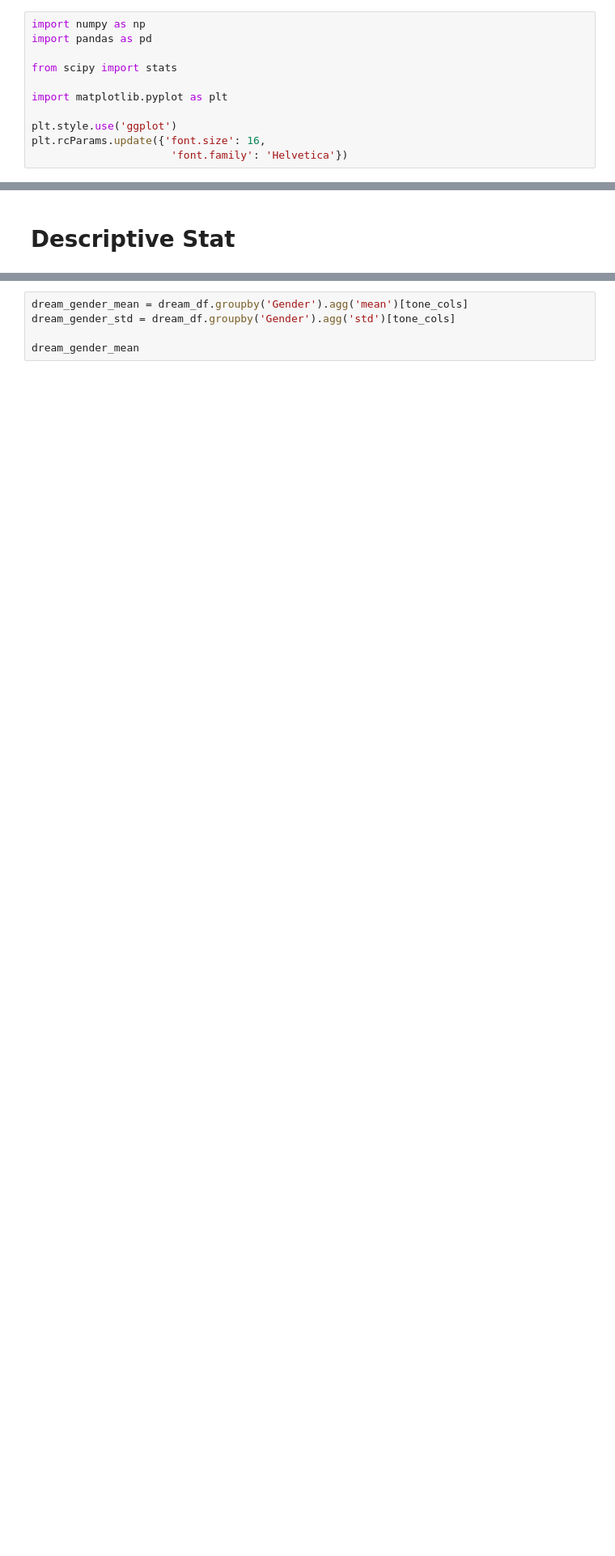
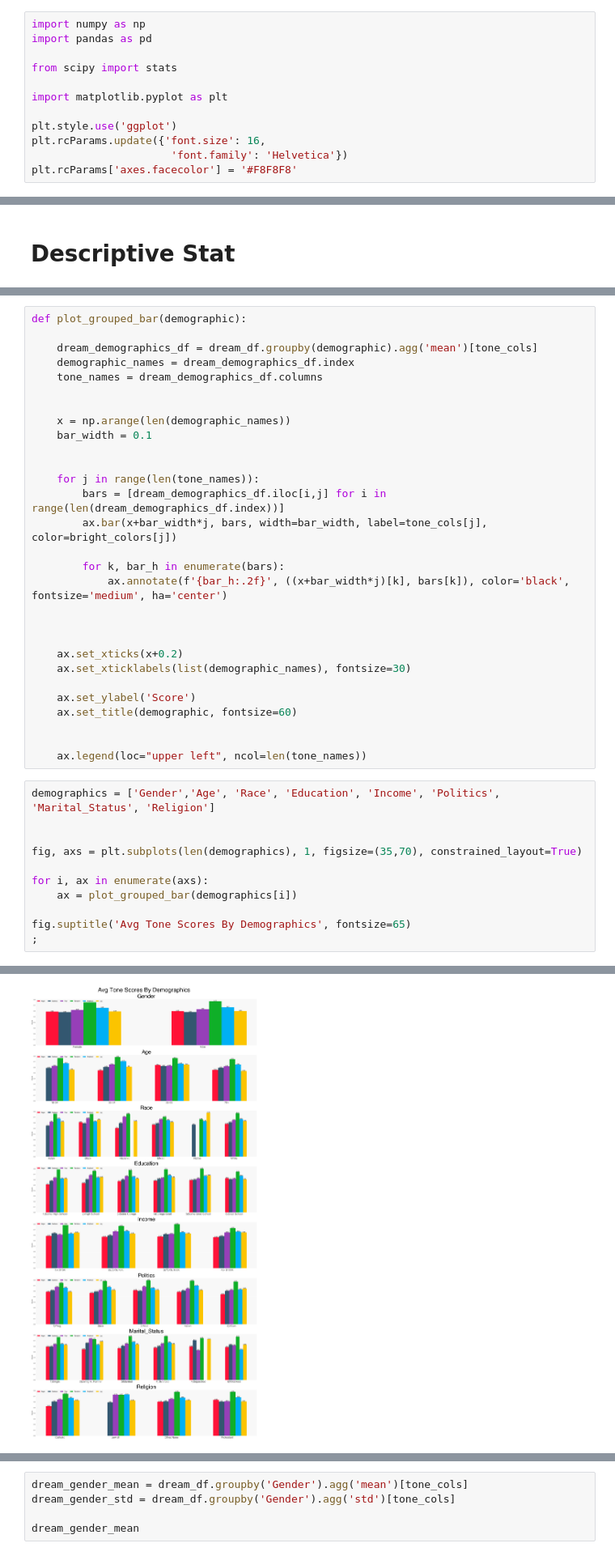
Before and after one commit to MekdiYilma/dreams, a Jupyter notebook: EDA/tone_analysis_on_SDDb.ipynb, the cells around one changed output, grey strips where cells are left out. Shown at 81% size. Cells and saved outputs as stored; diff of their text form; blank space fills up the shorter version.

```diff
--- a/EDA/tone_analysis_on_SDDb.ipynb
+++ b/EDA/tone_analysis_on_SDDb.ipynb
@@ -9,6 +9,7 @@ import matplotlib.pyplot as plt
 plt.style.use('ggplot')
 plt.rcParams.update({'font.size': 16,
                       'font.family': 'Helvetica'})
+plt.rcParams['axes.facecolor'] = '#F8F8F8'
 # %%
 from textblob import TextBlob
 from ibm_watson import ToneAnalyzerV3
@@ -354,0 +326,41 @@ tone_cols = ['Analytical', 'Anger', 'Fear', 'Joy', 'Sadness', 'Tentative']
+# %%
+def plot_grouped_bar(demographic):
+
+    dream_demographics_df = dream_df.groupby(demographic).agg('mean')[tone_cols]
+    demographic_names = dream_demographics_df.index
+    tone_names = dream_demographics_df.columns
+
+
+    x = np.arange(len(demographic_names))
+    bar_width = 0.1
+
+
+    for j in range(len(tone_names)):
+        bars = [dream_demographics_df.iloc[i,j] for i in range(len(dream_demographics_df.index))]
+        ax.bar(x+bar_width*j, bars, width=bar_width, label=tone_cols[j], color=bright_colors[j])
+
+        for k, bar_h in enumerate(bars):
+            ax.annotate(f'{bar_h:.2f}', ((x+bar_width*j)[k], bars[k]), color='black', fontsize='medium', ha='center')
+
+
+
+    ax.set_xticks(x+0.2)
+    ax.set_xticklabels(list(demographic_names), fontsize=30)
+
+    ax.set_ylabel('Score')
+    ax.set_title(demographic, fontsize=60)
+
+
+    ax.legend(loc="upper left", ncol=len(tone_names))
+# %%
+demographics = ['Gender','Age', 'Race', 'Education', 'Income', 'Politics', 'Marital_Status', 'Religion']
+
+
+fig, axs = plt.subplots(len(demographics), 1, figsize=(35,70), constrained_layout=True)
+
+for i, ax in enumerate(axs):
+    ax = plot_grouped_bar(demographics[i])
+
+fig.suptitle('Avg Tone Scores By Demographics', fontsize=65)
+;
+# %% [output]
@@ -354,0 +368 @@ tone_cols = ['Analytical', 'Anger', 'Fear', 'Joy', 'Sadness', 'Tentative']
+[figure, added]
```
Also changed, not shown: parts of 24 cells of this notebook.
